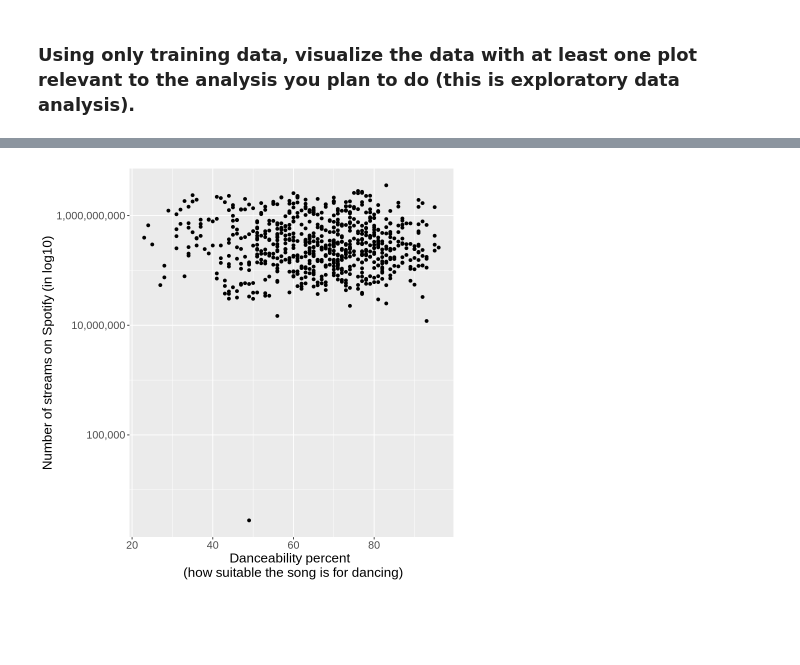
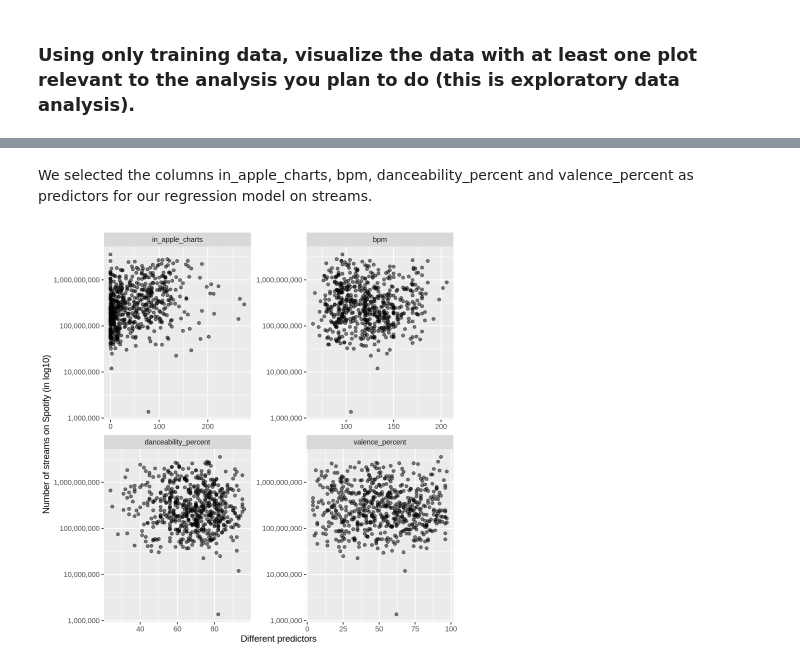
Before and after one commit to martin0wong/dsci100_project, a Jupyter notebook: Project_proposal.ipynb, the cells around one changed output, grey strips where cells are left out. Saved outputs shown, nothing was run; the diff lists cells and outputs as text; code cells hidden in the pictures; blank space fills up the shorter version.

Commit message:
Wrangled, Summary, Visualize
Wrangled year, month, day into a single date column
Made a summary of predictors (probably need further fixes)
Plotted all predictors against streams

```diff
--- a/Project_proposal.ipynb
+++ b/Project_proposal.ipynb
@@ -41,15 +49,17 @@ A spec_tbl_df: 953 × 24
 ### Cleaning and wrangling data into a tidy format.
 # %%
 spotify_data_cleaned <- spotify_data |>
-                        mutate(across(streams:bpm, as.numeric))
+                        mutate(across(released_year:released_day, as.character)) |>
+                        mutate(across(streams:bpm, as.numeric)) |>
+                        drop_na()
 colnames(spotify_data_cleaned) <- c("track_name", "artist(s)_name", "artist_count", "released_year", "released_month", "released_day",
                                     "in_spotify_playlists", "in_spotify_charts", "streams", "in_apple_playlists", "in_apple_charts",
                                     "in_deezer_playlists", "in_deezer_charts", "in_shazam_charts", "bpm", "key", "mode",
                                     "danceability_percent", "valence_percent", "energy_percent",
                                     "acousticness_percent", "instrumentalness_percent", "liveness_percent", "speechiness_percent")
-
-spotify_data_final <- select(spotify_data_cleaned, streams, bpm, in_apple_charts, danceability_percent, valence_percent)
-spotify_data_final
+spotify_data_wrangled <- spotify_data_cleaned |>
+                         unite(released_date, released_year, released_month, released_day)
+spotify_data_wrangled
 # %% [output]
 Warning message:
 “There was 1 warning in `mutate()`.
@@ -80,7 +92,9 @@ A tibble: 953 × 5
 # %%
-spotify_split <- initial_split(spotify_data_final, prop = 0.75, strata = streams)
+spotify_split <- initial_split(spotify_data_cleaned, prop = 0.75, strata = streams)
 spotify_train <- training(spotify_split)
 spotify_test <- testing(spotify_split)
 
-spotify_train
+spotify_train_summary <- spotify_train |>
+                         select(streams, in_apple_charts, bpm, danceability_percent, valence_percent)
+spotify_train_summary
 # %% [output]
@@ -119,9 +122,13 @@ Warning message:
+# %% [markdown]
+We selected the columns in_apple_charts, bpm, danceability_percent and valence_percent as predictors for our regression model on streams.
 # %%
-stream_dance <- ggplot(spotify_train, aes(x = danceability_percent, y = streams)) +
-                geom_point() +
-                labs(x = "Danceability percent \n (how suitable the song is for dancing)", y = "Number of streams on Spotify (in log10)") +
-                scale_y_log10(labels = label_comma()) +
-                theme(text = element_text(size = 16))
-stream_dance
+
+spotify_train_plot <- select(spotify_train, streams, in_apple_charts, bpm, danceability_percent, valence_percent) |> melt("streams")
+
+ggplot(spotify_train_plot, aes(value, streams)) +
+  geom_point(alpha = 0.5) +
+  labs(x = "Different predictors" ,y = "Number of streams on Spotify (in log10)") +
+  scale_y_log10(labels = label_comma()) +
+  facet_wrap(~variable, scales = "free")
 # %% [output]
-[figure, old version]
+[figure, new version]
```
Also changed, not shown: parts of 5 cells of this notebook.
